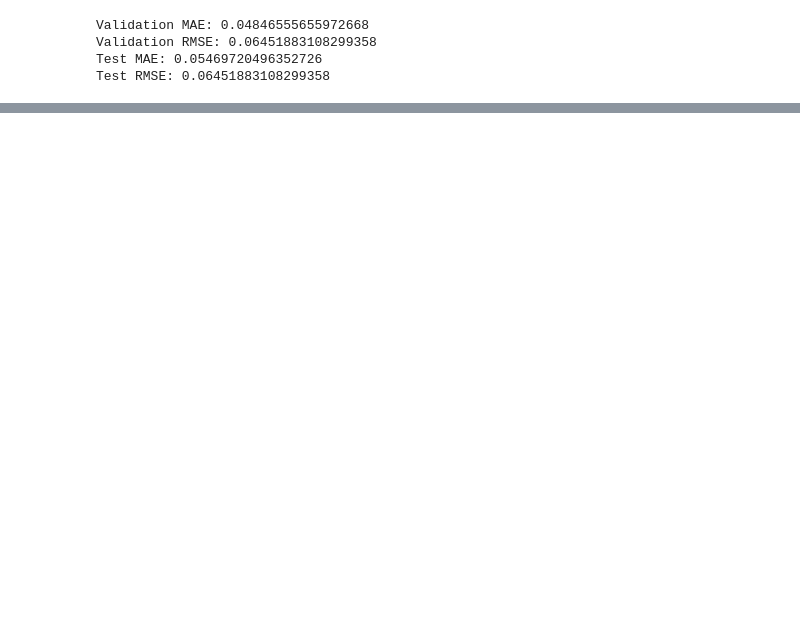
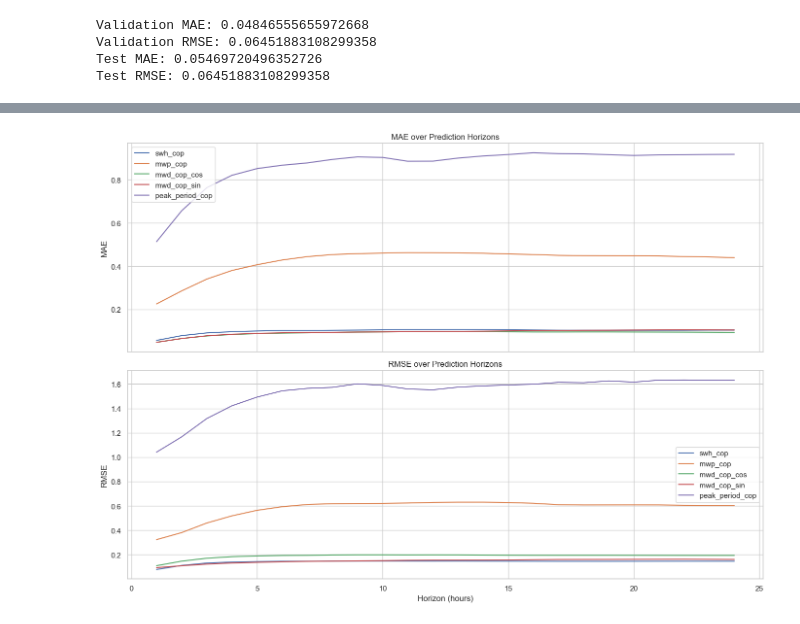
Before and after one commit to margaridanferreira/LAB, a Jupyter notebook: Project/ERA5.ipynb, the cells around one changed output, grey strips where cells are left out. Drawn from its saved outputs; the diff is of its cells as text; code cells hidden in the pictures; blank space fills up the shorter version.

```diff
--- a/Project/ERA5.ipynb
+++ b/Project/ERA5.ipynb
@@ -1128,0 +1182,37 @@ Direção Média (Cosseno) -0.465616 0.031065 -0.596562 -0.448410 0.148152 0.047
+# %%
+# Calculate and plot error evolution for multiple horizons (up to 24h)
+import matplotlib.pyplot as plt
+import numpy as np
+from sklearn.metrics import mean_absolute_error, mean_squared_error
+
+horizons = np.arange(1, 25)  # 1h to 24h
+wave_targets = ['swh_cop', 'mwp_cop', 'mwd_cop_cos','mwd_cop_sin', 'peak_period_cop']
+mae_matrix = np.zeros((len(wave_targets), len(horizons)))
+rmse_matrix = np.zeros((len(wave_targets), len(horizons)))
+
+for h_idx, h in enumerate(horizons):
+    test_preds_h = []
+    for i in range(len(X_test)):
+        preds = recursive_forecast(X_test.iloc[[i]], model, horizon=h)
+        test_preds_h.append(preds[-1])  # prediction at horizon h
+    test_preds_h = np.vstack(test_preds_h)
+    for t_idx, tgt in enumerate(wave_targets):
+        mae_matrix[t_idx, h_idx] = mean_absolute_error(y_test.iloc[:, t_idx], test_preds_h[:, t_idx])
+        rmse_matrix[t_idx, h_idx] = np.sqrt(mean_squared_error(y_test.iloc[:, t_idx], test_preds_h[:, t_idx]))
+
+fig, axes = plt.subplots(2, 1, figsize=(14, 10), sharex=True)
+for t_idx, tgt in enumerate(wave_targets):
+    axes[0].plot(horizons, mae_matrix[t_idx], label=tgt)
+    axes[1].plot(horizons, rmse_matrix[t_idx], label=tgt)
+axes[0].set_ylabel('MAE')
+axes[0].set_title('MAE over Prediction Horizons')
+axes[1].set_ylabel('RMSE')
+axes[1].set_title('RMSE over Prediction Horizons')
+axes[1].set_xlabel('Horizon (hours)')
+for ax in axes:
+    ax.legend()
+    ax.grid(True)
+plt.tight_layout()
+plt.show()
+# %% [output]
+[figure, added]
```
Also changed, not shown: parts of 15 cells of this notebook.
